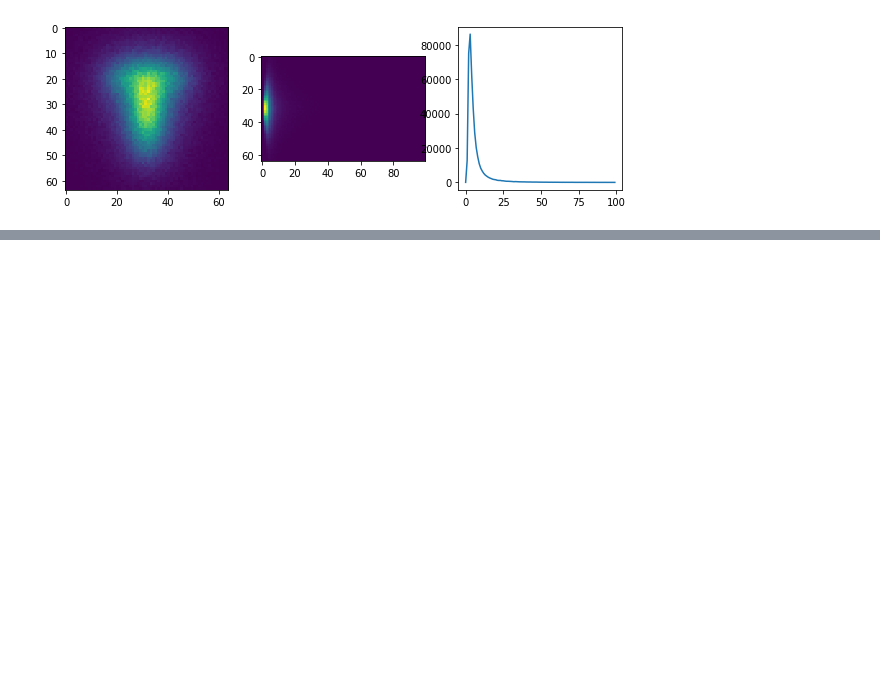
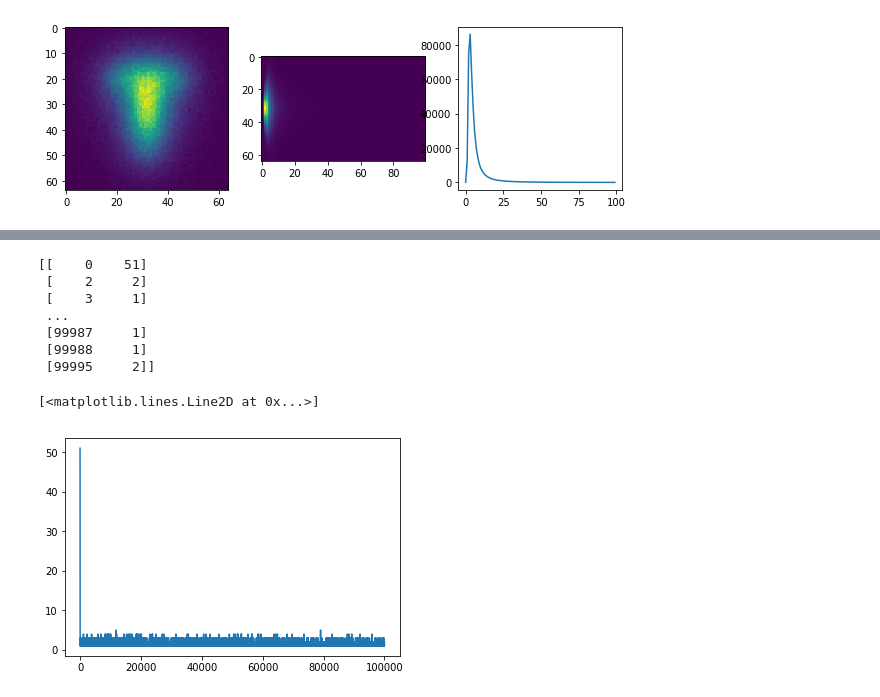
Before and after one commit to mitmedialab/MonteCarloRender, a Jupyter notebook: tests.ipynb, the cells around one changed output, grey strips where cells are left out. Cells and saved outputs as stored; diff of their text form; code cells hidden in the pictures; blank space fills up the shorter version.

```diff
--- a/tests.ipynb
+++ b/tests.ipynb
@@ -138,0 +255,21 @@ testRunTarget()
+# %%
+data_ = data[data[:,8]>0, :]
+n_post = (data_[:,8]).astype(int)
+n_post_vals = np.unique(np.sort(n_post))
+hist__ = np.zeros(shape=(n_post_vals.size, 2), dtype=int)
+for i, v in enumerate(n_post_vals):
+    hist__[i, 0] = v
+    hist__[i, 1] = np.sum(n_post == v)
+
+print(hist__)
+plt.plot(hist__[:,0], hist__[:,1])
+# %% [output]
+[[    0    51]
+ [    2     2]
+ [    3     1]
+ ...
+ [99987     1]
+ [99988     1]
+ [99995     2]]
+[<matplotlib.lines.Line2D at 0x...>]
+[figure, added]
```
Also changed, not shown: parts of 5 cells of this notebook, 1 other file.
